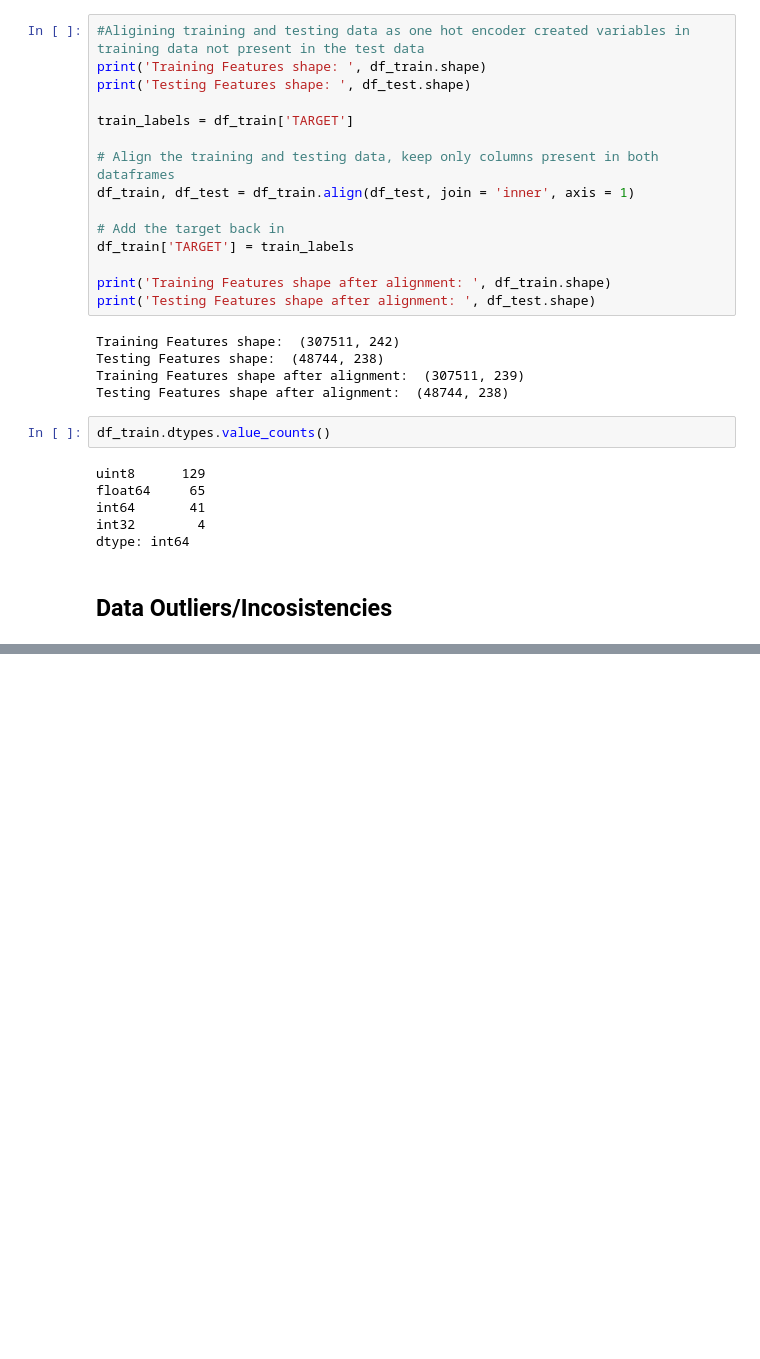
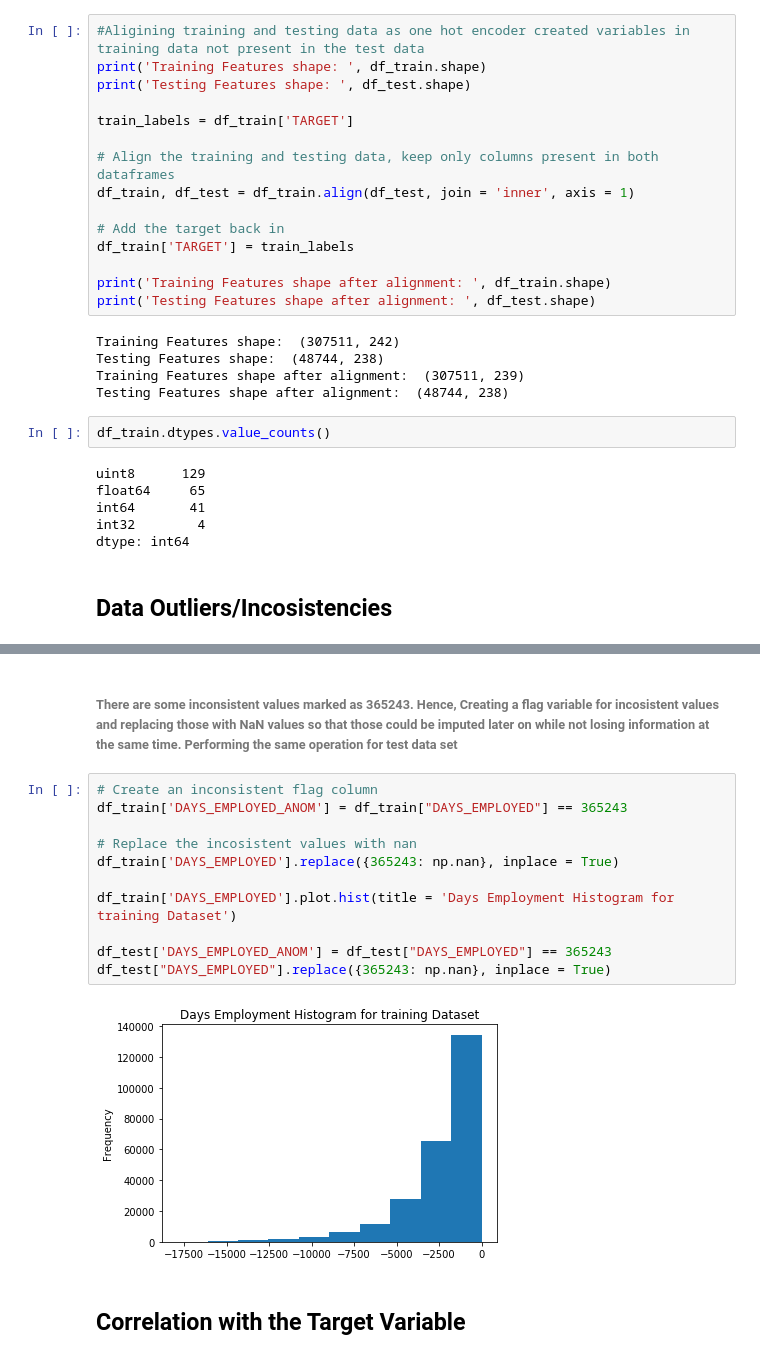
Before and after one commit to MohitAgarwal27/MachineLearning, a Jupyter notebook: HomeCreditDefaultRisk/Home Credit Default Risk.ipynb, the cells around one changed output, grey strips where cells are left out. Cells and saved outputs as stored; diff of their text form; blank space fills up the shorter version.

```diff
--- a/HomeCreditDefaultRisk/Home Credit Default Risk.ipynb
+++ b/HomeCreditDefaultRisk/Home Credit Default Risk.ipynb
@@ -225,0 +240,17 @@ df_train.describe()
+# %% [markdown]
+###### There are some inconsistent values marked as 365243. Hence, Creating a flag variable for incosistent values and replacing those with NaN values so that those could be imputed later on while not losing information at the same time. Performing the same operation for test data set
+# %%
+# Create an inconsistent flag column
+df_train['DAYS_EMPLOYED_ANOM'] = df_train["DAYS_EMPLOYED"] == 365243
+
+# Replace the incosistent values with nan
+df_train['DAYS_EMPLOYED'].replace({365243: np.nan}, inplace = True)
+
+df_train['DAYS_EMPLOYED'].plot.hist(title = 'Days Employment Histogram for training Dataset')
+
+df_test['DAYS_EMPLOYED_ANOM'] = df_test["DAYS_EMPLOYED"] == 365243
+df_test["DAYS_EMPLOYED"].replace({365243: np.nan}, inplace = True)
+# %% [output]
+[figure, added]
+# %% [markdown]
+## Correlation with the Target Variable
```
Also changed, not shown: parts of 44 cells of this notebook.
